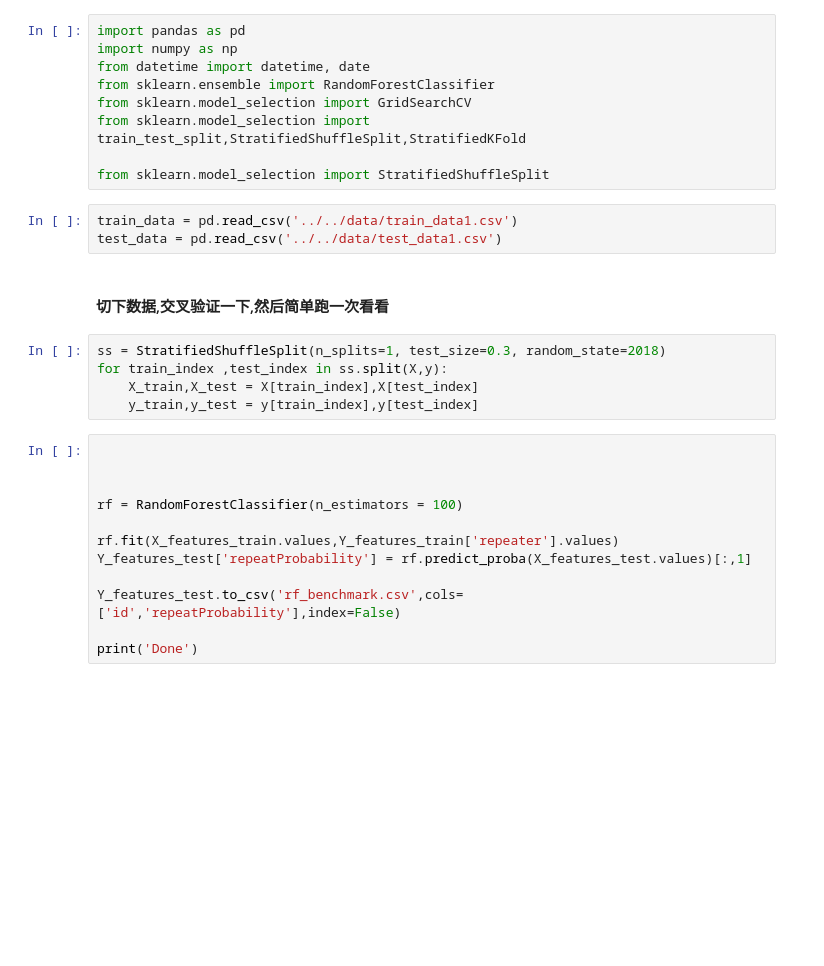
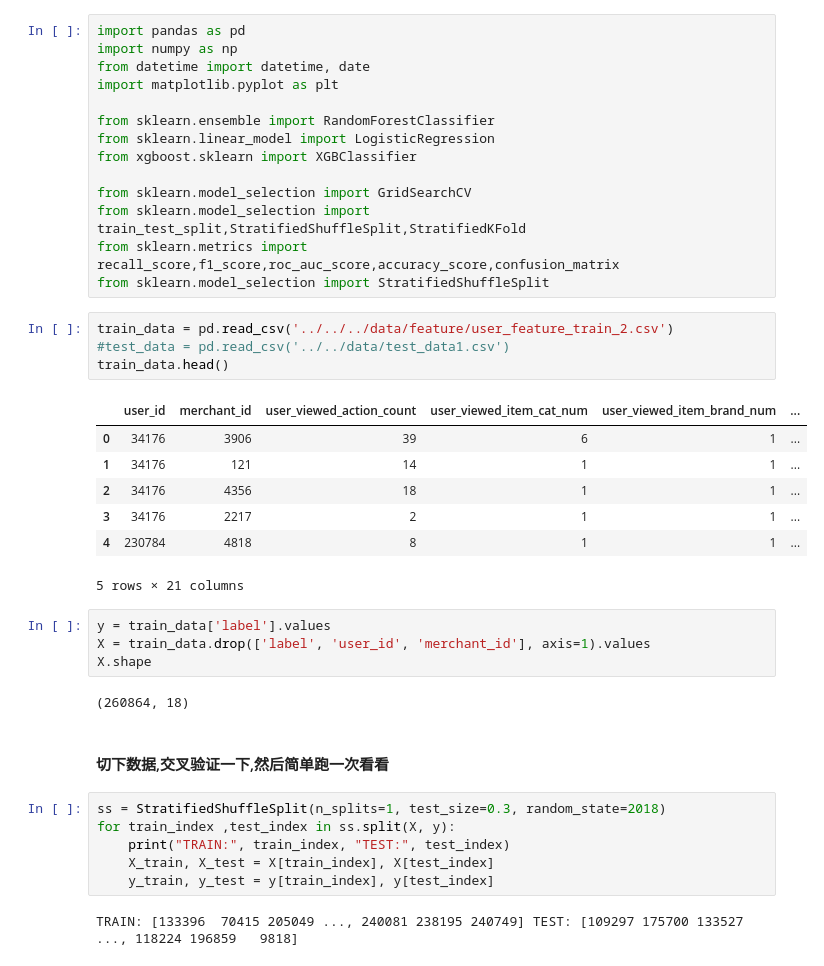
Before and after one commit to javanprettycool/tianchi-repeat-buyer, a Jupyter notebook: src/model/rf/rf.ipynb, the cells around one changed output. Drawn from its saved outputs; the diff is of its cells as text; blank space fills up the shorter version.

```diff
--- a/src/model/rf/rf.ipynb
+++ b/src/model/rf/rf.ipynb
@@ -2,30 +2,41 @@
 import pandas as pd
 import numpy as np
 from datetime import datetime, date
+import matplotlib.pyplot as plt
+
 from sklearn.ensemble import RandomForestClassifier
+from sklearn.linear_model import LogisticRegression
+from xgboost.sklearn import XGBClassifier
+
 from sklearn.model_selection import GridSearchCV
 from sklearn.model_selection import train_test_split,StratifiedShuffleSplit,StratifiedKFold
-
+from sklearn.metrics import recall_score,f1_score,roc_auc_score,accuracy_score,confusion_matrix
 from sklearn.model_selection import StratifiedShuffleSplit
 # %%
-train_data = pd.read_csv('../../data/train_data1.csv')
-test_data = pd.read_csv('../../data/test_data1.csv')
+train_data = pd.read_csv('../../../data/feature/user_feature_train_2.csv')
+#test_data = pd.read_csv('../../data/test_data1.csv')
+train_data.head()
+# %% [output]
+|  | user_id | merchant_id | user_viewed_action_count | user_viewed_item_cat_num | user_viewed_item_brand_num | ... |
+| 0 | 34176 | 3906 | 39 | 6 | 1 | ... |
+| 1 | 34176 | 121 | 14 | 1 | 1 | ... |
+| 2 | 34176 | 4356 | 18 | 1 | 1 | ... |
+| 3 | 34176 | 2217 | 2 | 1 | 1 | ... |
+| 4 | 230784 | 4818 | 8 | 1 | 1 | ... |
+5 rows × 21 columns
+# %%
+y = train_data['label'].values
+X = train_data.drop(['label', 'user_id', 'merchant_id'], axis=1).values
+X.shape
+# %% [output]
+(260864, 18)
 # %% [markdown]
 #### 切下数据,交叉验证一下,然后简单跑一次看看
 # %%
 ss = StratifiedShuffleSplit(n_splits=1, test_size=0.3, random_state=2018)
-for train_index ,test_index in ss.split(X,y):
-    X_train,X_test = X[train_index],X[test_index]
-    y_train,y_test = y[train_index],y[test_index]
+for train_index ,test_index in ss.split(X, y):
+    print("TRAIN:", train_index, "TEST:", test_index)
+    X_train, X_test = X[train_index], X[test_index]
+    y_train, y_test = y[train_index], y[test_index]
+# %% [output]
+TRAIN: [133396  70415 205049 ..., 240081 238195 240749] TEST: [109297 175700 133527 ..., 118224 196859   9818]
-# %%
-
-
-
-rf = RandomForestClassifier(n_estimators = 100)
-
-rf.fit(X_features_train.values,Y_features_train['repeater'].values)
-Y_features_test['repeatProbability'] = rf.predict_proba(X_features_test.values)[:,1]
-
-Y_features_test.to_csv('rf_benchmark.csv',cols=['id','repeatProbability'],index=False)
-
-print('Done')
```
Also changed, not shown: parts of 9 cells of this notebook, 9 other files.
